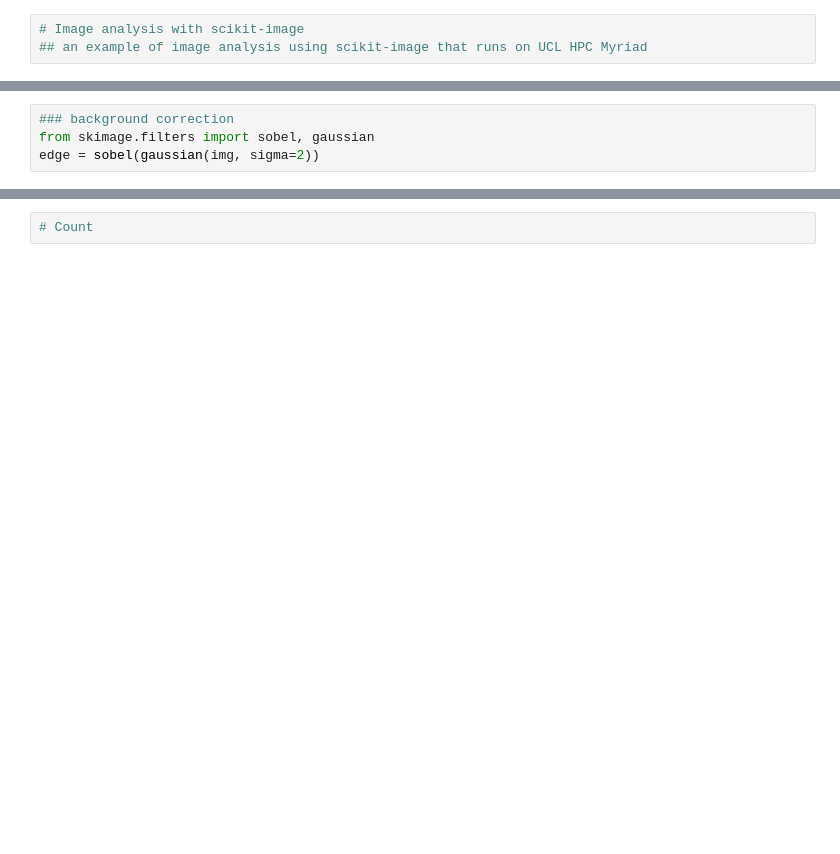
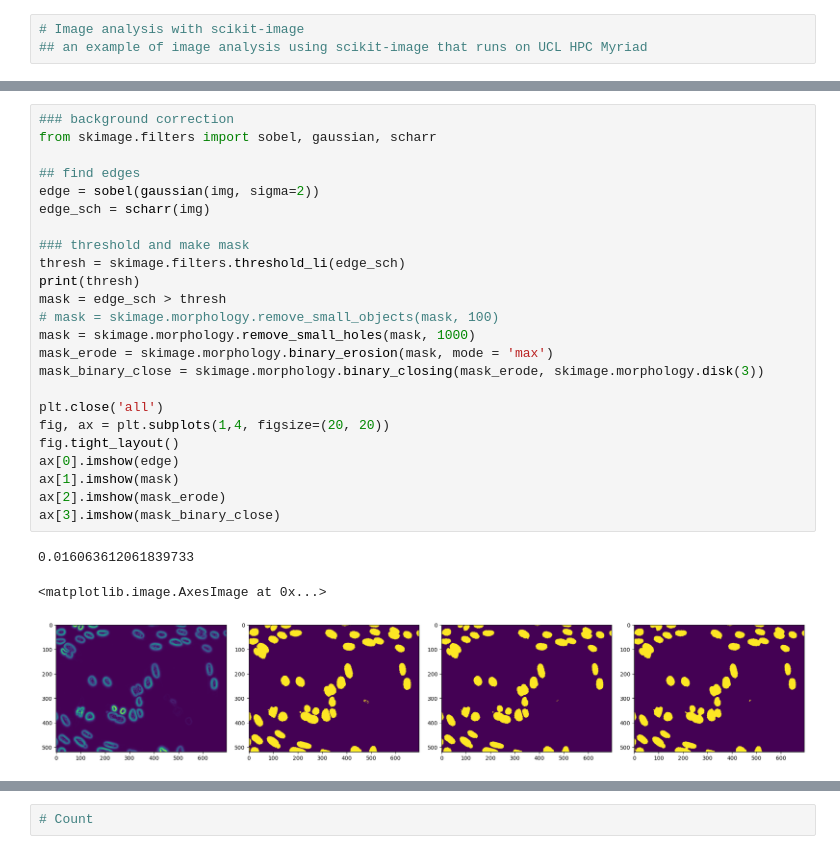
Before and after one commit to UCL-Biosciences/UCL-Biosciences-Image-Analysis, a Jupyter notebook: analysis_scikit_image/notebooks/scikit_image_analysis.ipynb, the cells around one changed output, grey strips where cells are left out. Cells and saved outputs as stored; diff of their text form; blank space fills up the shorter version.

```diff
--- a/analysis_scikit_image/notebooks/scikit_image_analysis.ipynb
+++ b/analysis_scikit_image/notebooks/scikit_image_analysis.ipynb
@@ -49,5 +68,29 @@ plt.imshow(img)
 # %%
 ### background correction
-from skimage.filters import sobel, gaussian
+from skimage.filters import sobel, gaussian, scharr
+
+## find edges
 edge = sobel(gaussian(img, sigma=2))
+edge_sch = scharr(img)
+
+### threshold and make mask
+thresh = skimage.filters.threshold_li(edge_sch)
+print(thresh)
+mask = edge_sch > thresh
+# mask = skimage.morphology.remove_small_objects(mask, 100)
+mask = skimage.morphology.remove_small_holes(mask, 1000)
+mask_erode = skimage.morphology.binary_erosion(mask, mode = 'max')
+mask_binary_close = skimage.morphology.binary_closing(mask_erode, skimage.morphology.disk(3))
+
+plt.close('all')
+fig, ax = plt.subplots(1,4, figsize=(20, 20))
+fig.tight_layout()
+ax[0].imshow(edge)
+ax[1].imshow(mask)
+ax[2].imshow(mask_erode)
+ax[3].imshow(mask_binary_close)
+# %% [output]
+0.016063612061839733
+<matplotlib.image.AxesImage at 0x...>
+[figure, added]
 # %%
```
Also changed, not shown: parts of 8 cells of this notebook.
